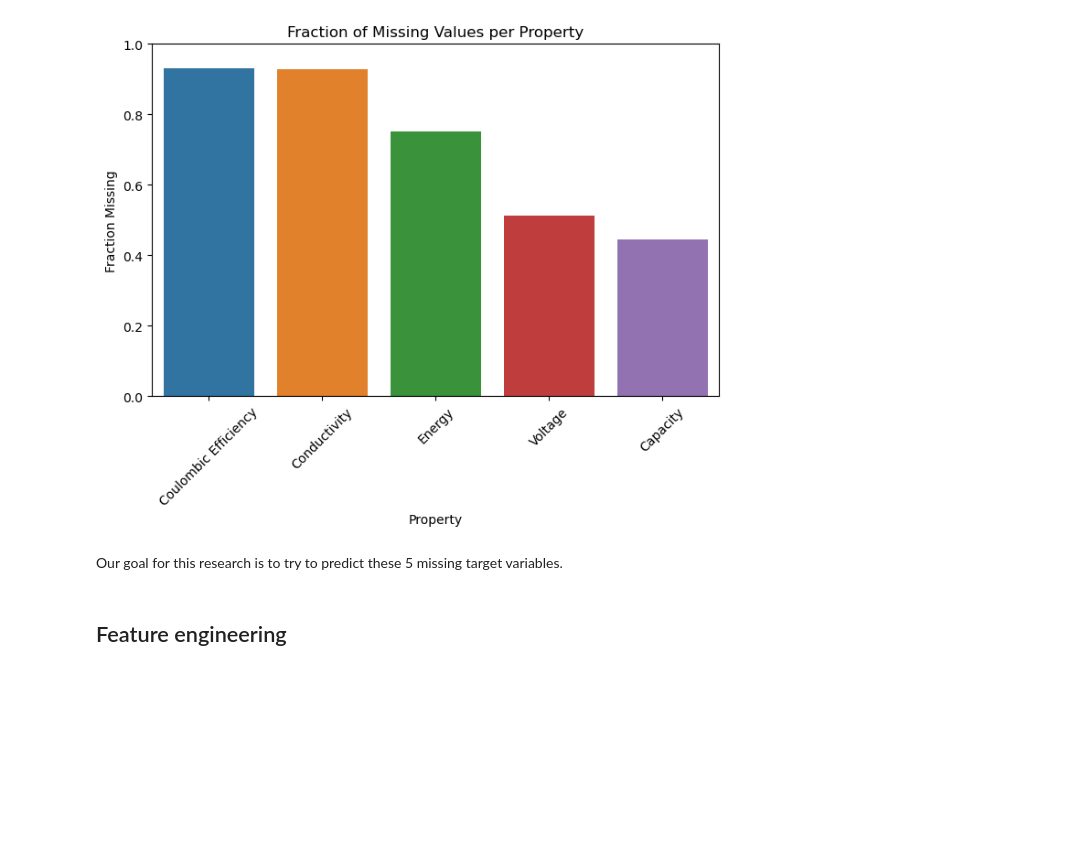
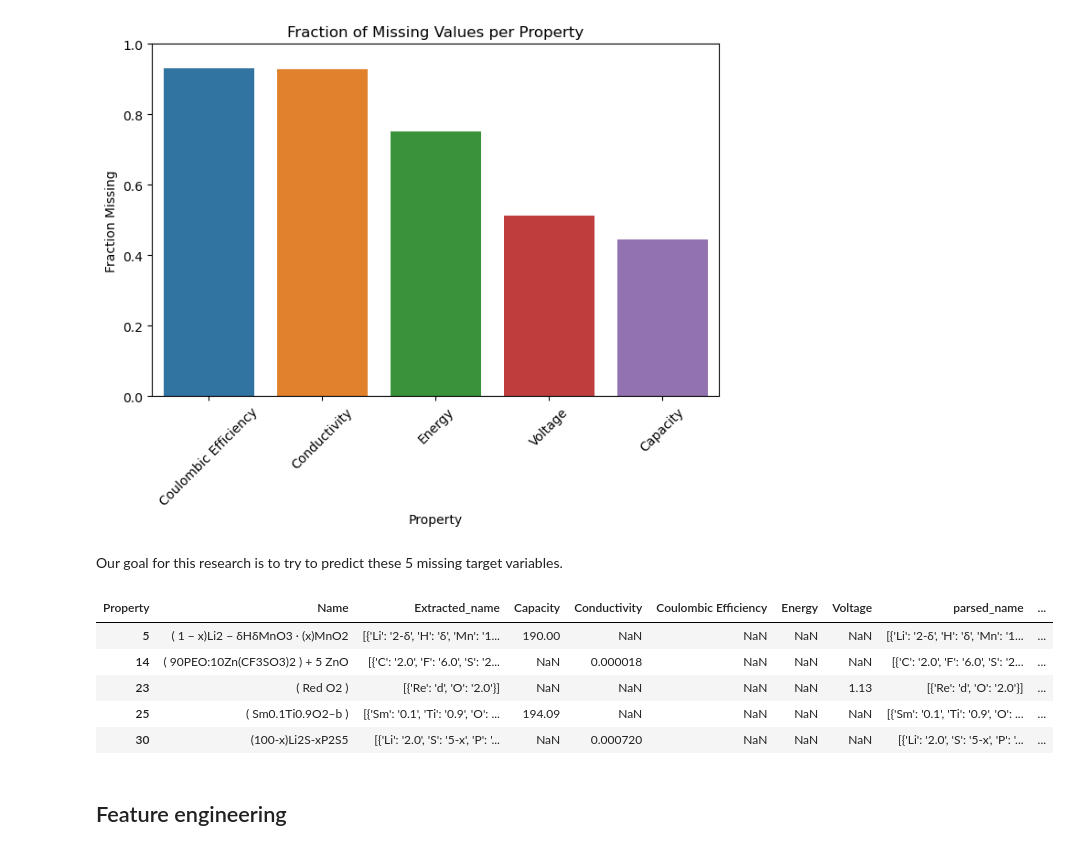
Before and after one commit to danila6231/battery-compound-analysis, a Jupyter notebook: main.ipynb, the cells around one changed output. Cells and saved outputs as stored; diff of their text form; code cells hidden in the pictures; blank space fills up the shorter version.

```diff
--- a/main.ipynb
+++ b/main.ipynb
@@ -207,6 +210,15 @@ plt.show()
 [figure]
 # %% [markdown]
 Our goal for this research is to try to predict these 5 missing target variables.
+# %%
+df.head()
+# %% [output]
+| Property | Name | Extracted_name | Capacity | Conductivity | Coulombic Efficiency | Energy | Voltage | parsed_name | ... |
+| 5 | ( 1 − x)Li2 − δHδMnO3 · (x)MnO2 | [{'Li': '2-δ', 'H': 'δ', 'Mn': '1... | 190.00 | NaN | NaN | NaN | NaN | [{'Li': '2-δ', 'H': 'δ', 'Mn': '1... | ... |
+| 14 | ( 90PEO:10Zn(CF3SO3)2 ) + 5 ZnO | [{'C': '2.0', 'F': '6.0', 'S': '2... | NaN | 0.000018 | NaN | NaN | NaN | [{'C': '2.0', 'F': '6.0', 'S': '2... | ... |
+| 23 | ( Red O2 ) | [{'Re': 'd', 'O': '2.0'}] | NaN | NaN | NaN | NaN | 1.13 | [{'Re': 'd', 'O': '2.0'}] | ... |
+| 25 | ( Sm0.1Ti0.9O2–b ) | [{'Sm': '0.1', 'Ti': '0.9', 'O': ... | 194.09 | NaN | NaN | NaN | NaN | [{'Sm': '0.1', 'Ti': '0.9', 'O': ... | ... |
+| 30 | (100-x)Li2S-xP2S5 | [{'Li': '2.0', 'S': '5-x', 'P': '... | NaN | 0.000720 | NaN | NaN | NaN | [{'Li': '2.0', 'S': '5-x', 'P': '... | ... |
 # %% [markdown]
 ## Feature engineering
 # %% [markdown]
```
Also changed, not shown: parts of 10 cells of this notebook, 2 other files.
